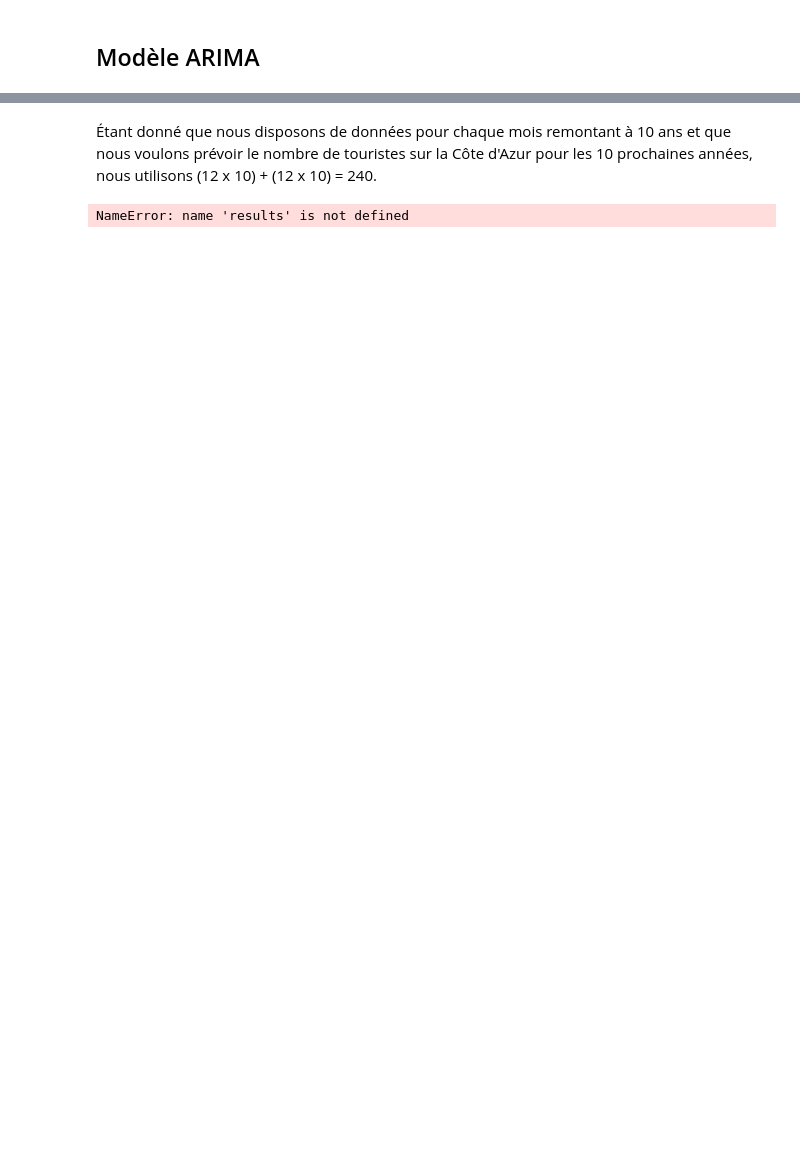
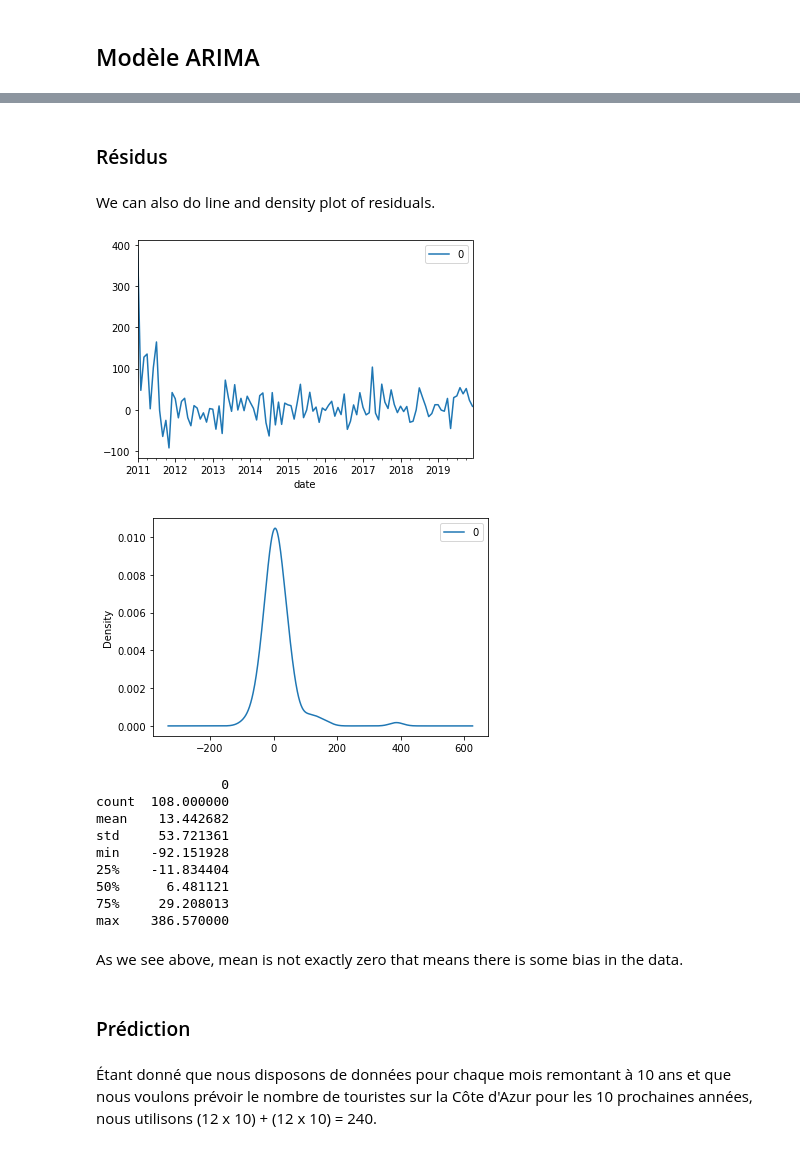
Before and after one commit to julienowack/stat_app, a Jupyter notebook: Indicateur_Cote_Azur.ipynb, the cells around one changed output, grey strips where cells are left out. Saved outputs shown, nothing was run; the diff lists cells and outputs as text; code cells hidden in the pictures; blank space fills up the shorter version.

```diff
--- a/Indicateur_Cote_Azur.ipynb
+++ b/Indicateur_Cote_Azur.ipynb
@@ -224,0 +213,4 @@ between arima and model) and statsmodels.tsa.SARIMAX.
+# %%
+model = ARIMA(df_Official_Data_Sud3, order=(12,1,13)) #(p,d,q)
+results_ARIMA = model.fit()
+results_ARIMA.summary()
@@ -225,6 +249,31 @@ between arima and model) and statsmodels.tsa.SARIMAX.
+# %% [markdown]
+### Résidus
+# %% [markdown]
+We can also do line and density plot of residuals.
+# %%
+residuals = pd.DataFrame(results_ARIMA.resid)
+residuals.plot()
+plt.show()
+# density plot of residuals
+residuals.plot(kind='kde')
+plt.show()
+# summary stats of residuals
+print(residuals.describe())
+# %% [output]
+[figure, added]
+[figure, added]
+                0
+count  108.000000
+mean    13.442682
+std     53.721361
+min    -92.151928
+25%    -11.834404
+50%      6.481121
+75%     29.208013
+max    386.570000
+# %% [markdown]
+As we see above, mean is not exactly zero that means there is some bias in the data.
+# %% [markdown]
+### Prédiction
 # %% [markdown]
 Étant donné que nous disposons de données pour chaque mois remontant à 10 ans et que nous voulons prévoir le nombre de touristes sur la Côte d'Azur pour les 10 prochaines années, nous utilisons (12 x 10) + (12 x 10) = 240.
-# %%
-fig = results.plot_predict(1,240)
-# %% [output]
-NameError: name 'results' is not defined
```
Also changed, not shown: parts of 27 cells of this notebook.
